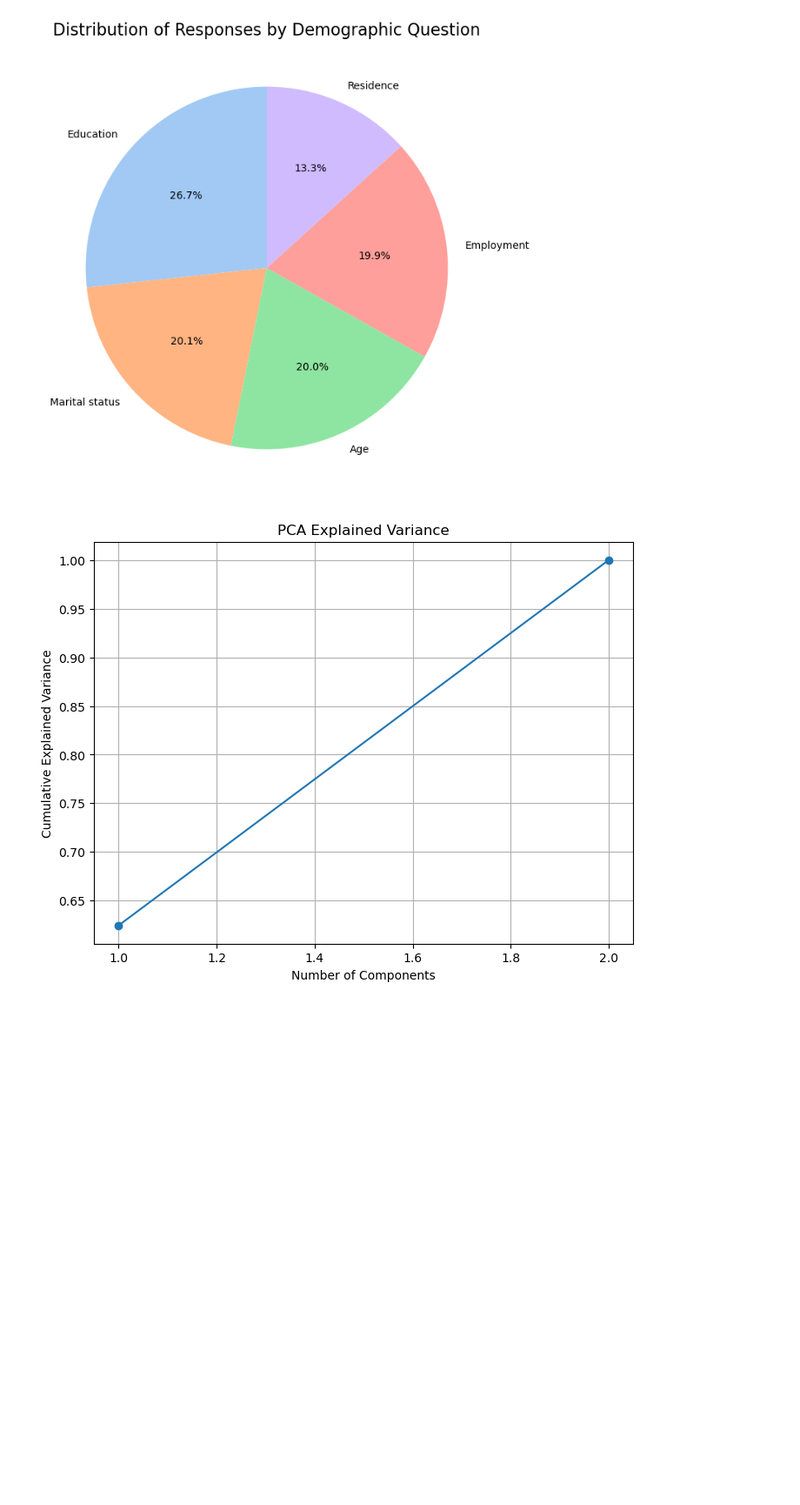
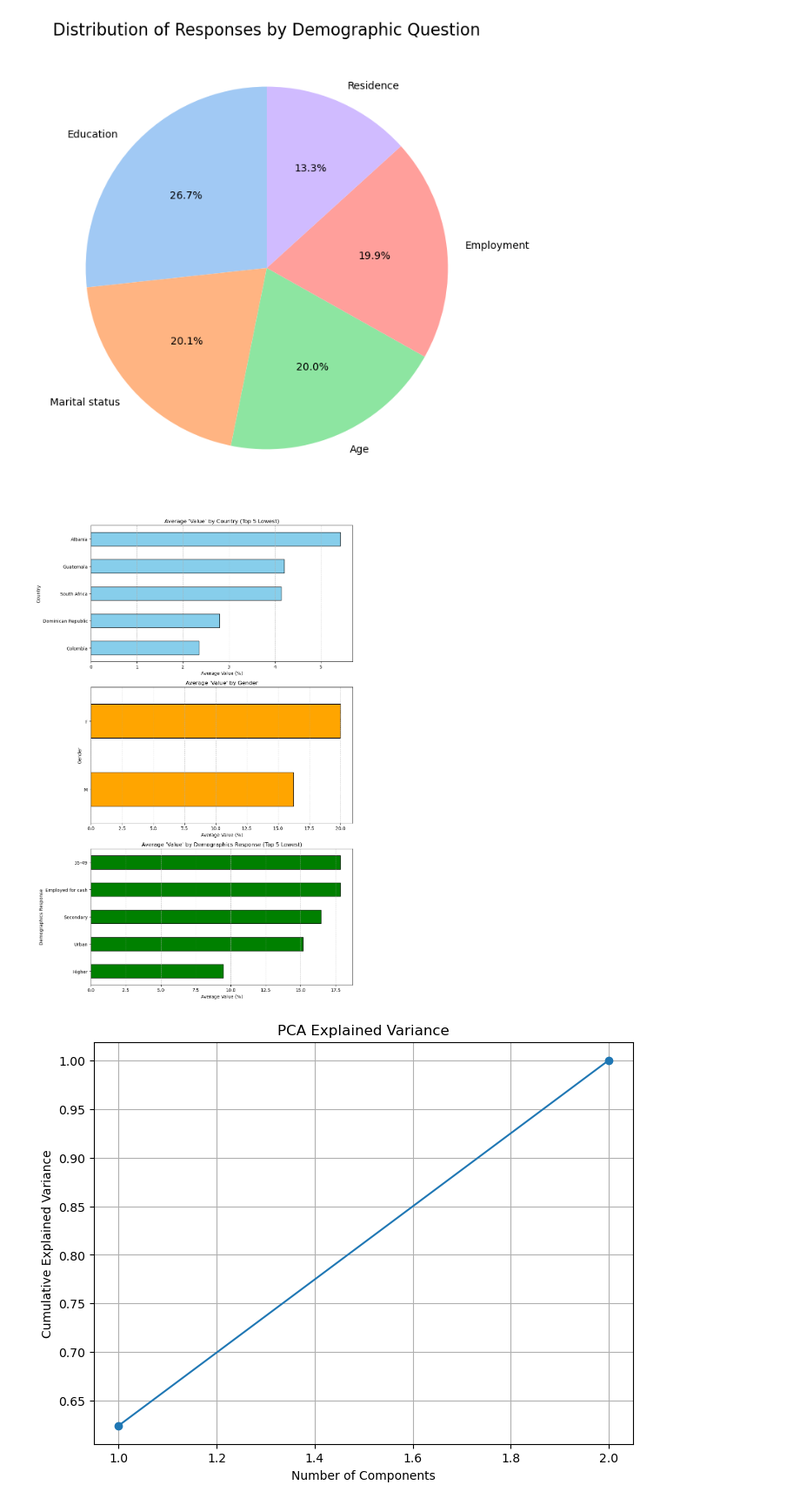
Before and after one commit to CharlesMalonRocha/Data-Exploration-and-Preparation-CA1, a Jupyter notebook: Data Exploration and Preparation - CA1.ipynb, the cells around one changed output. Shown at 87% size. Cells and saved outputs as stored; diff of their text form; code cells hidden in the pictures; blank space fills up the shorter version.

```diff
--- a/Data Exploration and Preparation - CA1.ipynb
+++ b/Data Exploration and Preparation - CA1.ipynb
@@ -163,6 +163,58 @@ max      420.000000     56.300000
 [figure]
 [figure]
 [figure]
+# %%
+import pandas as pd
+import matplotlib.pyplot as plt
+
+# Assuming the data is loaded and filtered as described earlier
+file_path = 'cleaned_dataset.csv'
+data = pd.read_csv(file_path)
+filtered_data = data.dropna(subset=['Value'])
+
+# Grouped results (already calculated earlier)
+country_values = filtered_data.groupby('Country')['Value'].mean().sort_values()
+gender_values = filtered_data.groupby('Gender')['Value'].mean().sort_values()
+demographics_values = (
+    filtered_data.groupby('Demographics Response')['Value']
+    .mean()
+    .sort_values()
+)
+
+# Top 5 lowest average "Value" for each group
+country_values_lowest = country_values.head(5)
+gender_values_lowest = gender_values.head(5)
+demographics_values_lowest = demographics_values.head(5)
+
+# Creating a figure for all charts
+fig, axes = plt.subplots(3, 1, figsize=(10, 15))
+
+# Plotting average "Value" by country (Top 5 lowest)
+country_values_lowest.plot(kind='barh', color='skyblue', edgecolor='black', ax=axes[0])
+axes[0].set_title("Average 'Value' by Country (Top 5 Lowest)")
+axes[0].set_xlabel("Average Value (%)")
+axes[0].set_ylabel("Country")
+axes[0].grid(axis='x', linestyle='--', alpha=0.7)
+
+# Plotting average "Value" by gender
+gender_values_lowest.plot(kind='barh', color='orange', edgecolor='black', ax=axes[1])
+axes[1].set_title("Average 'Value' by Gender")
+axes[1].set_xlabel("Average Value (%)")
+axes[1].set_ylabel("Gender")
+axes[1].grid(axis='x', linestyle='--', alpha=0.7)
+
+# Plotting average "Value" by demographics response (Top 5 lowest)
+demographics_values_lowest.plot(kind='barh', color='green', edgecolor='black', ax=axes[2])
+axes[2].set_title("Average 'Value' by Demographics Response (Top 5 Lowest)")
+axes[2].set_xlabel("Average Value (%)")
+axes[2].set_ylabel("Demographics Response")
+axes[2].grid(axis='x', linestyle='--', alpha=0.7)
+
+# Adjust layout
+plt.tight_layout()
+plt.show()
+# %% [output]
+[figure, added]
 # %%
 # Principal Component Analysis
 # %%
```
Also changed, not shown: 4 other files.
